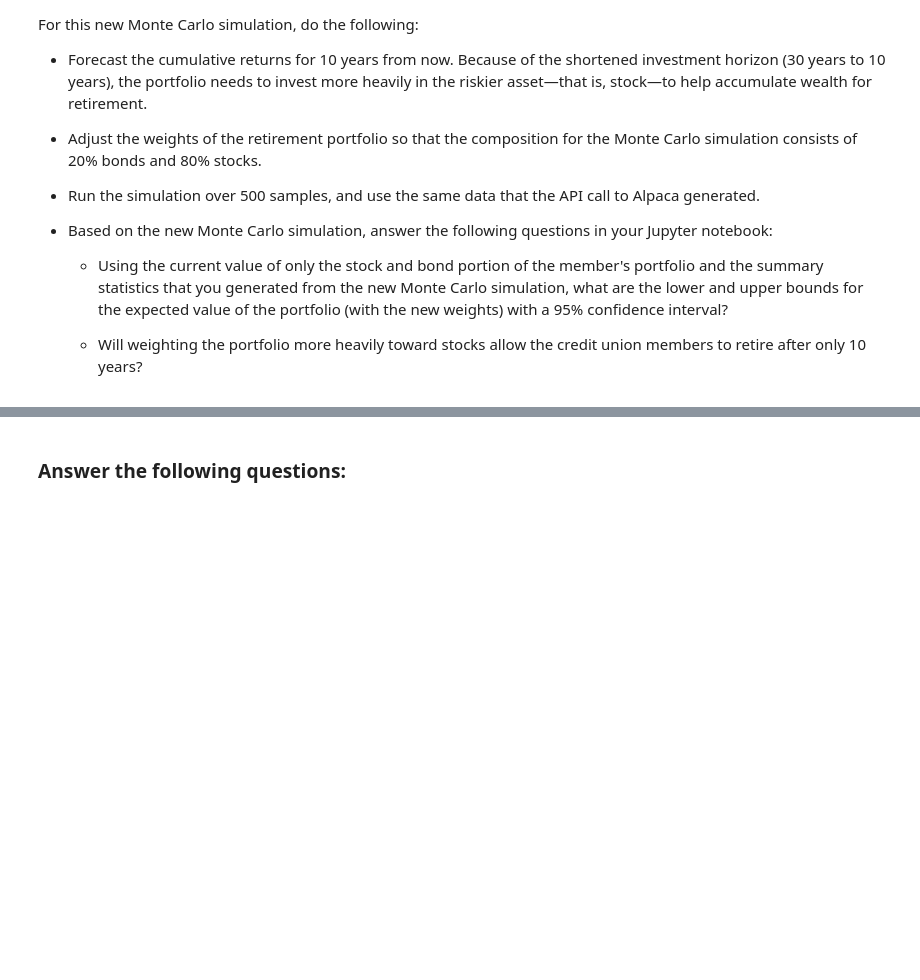
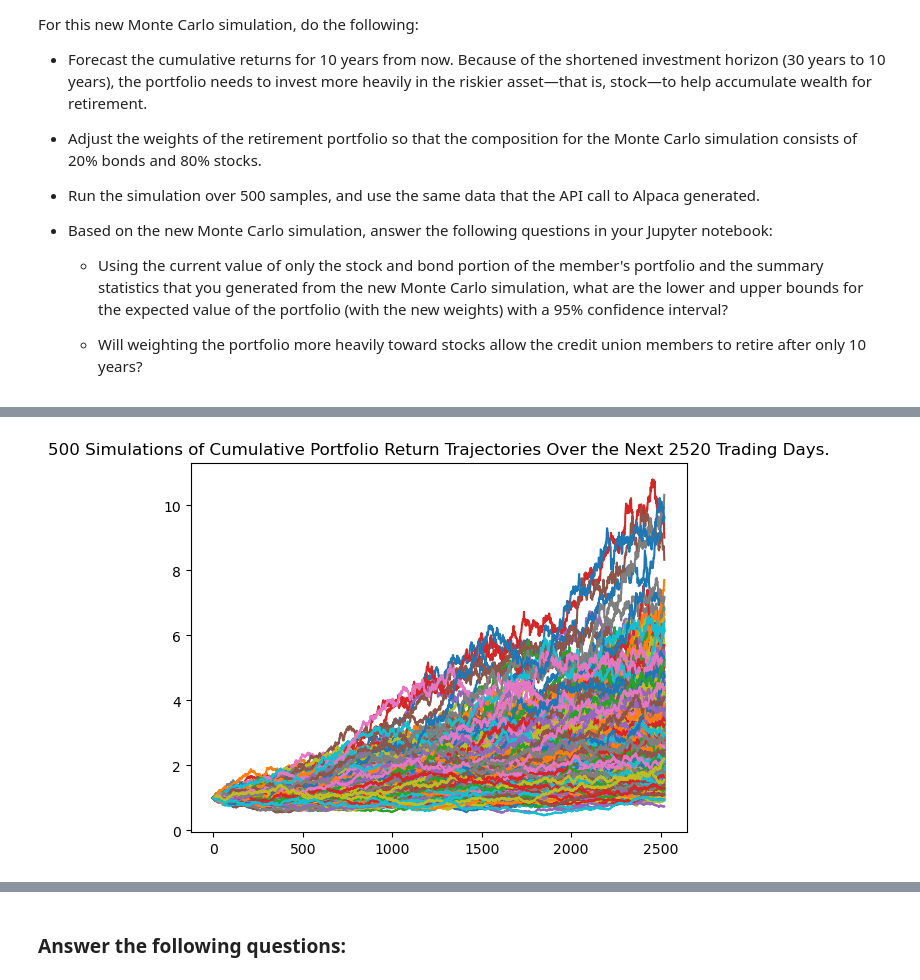
Before and after one commit to ssenhouse/challenge-05-042023, a Jupyter notebook: Starter_Code/financial_planning_tools.ipynb, the cells around one changed output, grey strips where cells are left out. Saved outputs shown, nothing was run; the diff lists cells and outputs as text; code cells hidden in the pictures; blank space fills up the shorter version.

Commit message:
Completed 10 year monte carlo simulation

```diff
--- a/Starter_Code/financial_planning_tools.ipynb
+++ b/Starter_Code/financial_planning_tools.ipynb
@@ -639,8 +639,13 @@ For this new Monte Carlo simulation, do the following:
 # %%
 # Configure a Monte Carlo simulation to forecast 10 years cumulative returns
 # The weights should be split 20% to AGG and 80% to SPY.
-# Run 500 samples.
-# YOUR CODE HERE
+MC_tenyear = MCSimulation(
+    portfolio_data = prices_df,
+    weights =[0.80,0.20],
+    num_simulation = 500,
+    num_trading_days =252*10
+)
 
 # Review the simulation input data
-# YOUR CODE HERE
+pd.concat([MC_tenyear.portfolio_data.head(),
+           MC_tenyear.portfolio_data.tail()])
@@ -650,7 +711,10 @@ For this new Monte Carlo simulation, do the following:
 # %%
 # Visualize the 10-year Monte Carlo simulation by creating an
 # overlay line plot
-# YOUR CODE HERE
+MC_sim_line_plot = MC_tenyear.plot_simulation()
+MC_sim_line_plot.get_figure().savefig("MC_tenyear_sim_plot.png",bbox_inches = "tight")
+# %% [output]
+[figure, added]
 # %%
 # Visualize the probability distribution of the 10-year Monte Carlo simulation
 # by plotting a histogram
```
Also changed, not shown: parts of 7 cells of this notebook, 2 other files.
